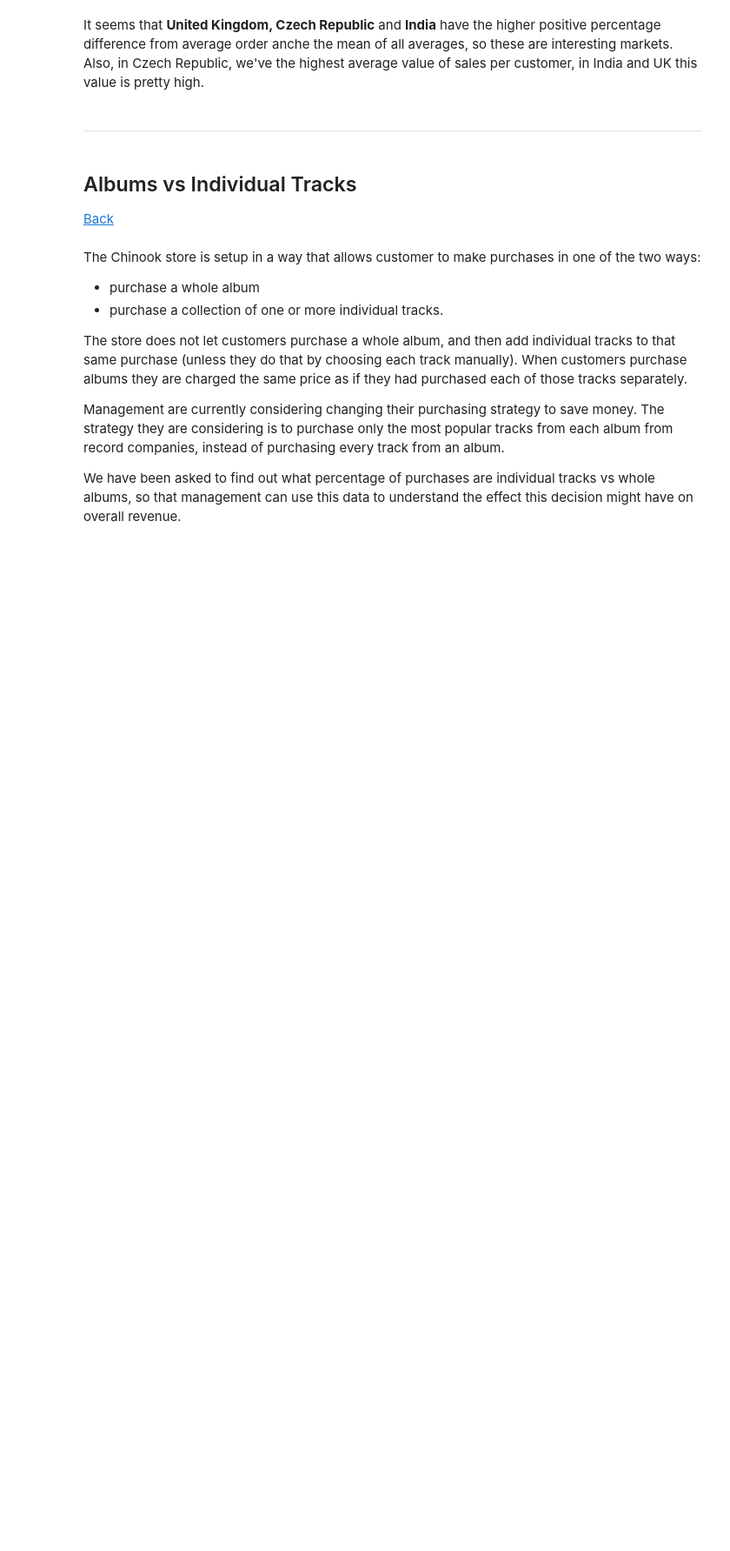
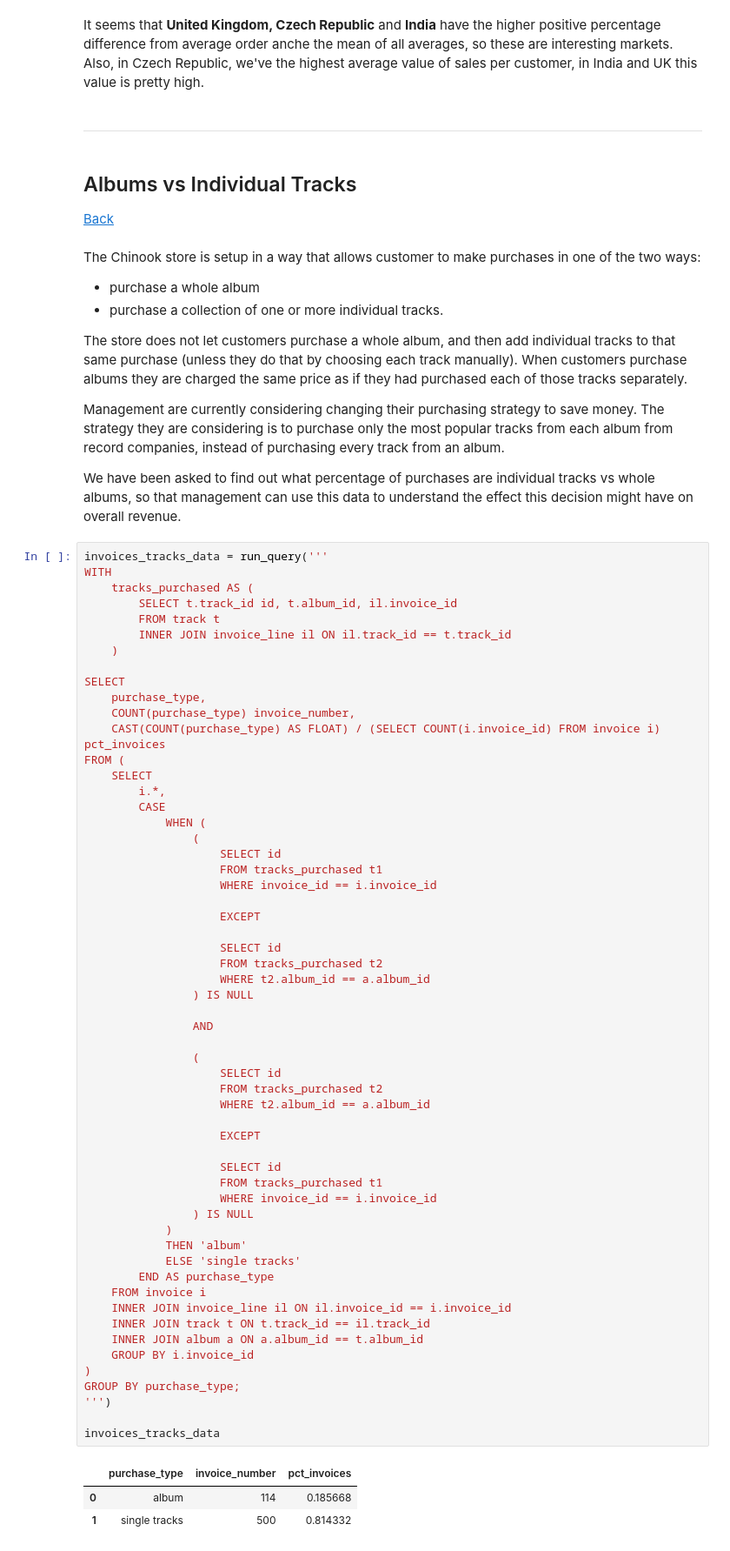
Before and after one commit to lucabro81/dataquest-projects, a Jupyter notebook: 10_answering_business_questions_using_sql/answering_business_questions_using_sql.ipynb, the cells around one changed output. Shown: that part at 87% size. Drawn from its saved outputs; the diff is of its cells as text; blank space fills up the shorter version.

```diff
--- a/10_answering_business_questions_using_sql/answering_business_questions_using_sql.ipynb
+++ b/10_answering_business_questions_using_sql/answering_business_questions_using_sql.ipynb
@@ -682,3 +679,64 @@ The store does not let customers purchase a whole album, and then add individual
 Management are currently considering changing their purchasing strategy to save money. The strategy they are considering is to purchase only the most popular tracks from each album from record companies, instead of purchasing every track from an album.
 
 We have been asked to find out what percentage of purchases are individual tracks vs whole albums, so that management can use this data to understand the effect this decision might have on overall revenue.
+# %%
+invoices_tracks_data = run_query('''
+WITH
+    tracks_purchased AS (
+        SELECT t.track_id id, t.album_id, il.invoice_id
+        FROM track t
+        INNER JOIN invoice_line il ON il.track_id == t.track_id
+    )
+
+SELECT
+    purchase_type,
+    COUNT(purchase_type) invoice_number,
+    CAST(COUNT(purchase_type) AS FLOAT) / (SELECT COUNT(i.invoice_id) FROM invoice i) pct_invoices
+FROM (
+    SELECT
+        i.*,
+        CASE
+            WHEN (
+                (
+                    SELECT id
+                    FROM tracks_purchased t1
+                    WHERE invoice_id == i.invoice_id
+
+                    EXCEPT
+
+                    SELECT id
+                    FROM tracks_purchased t2
+                    WHERE t2.album_id == a.album_id
+                ) IS NULL
+
+                AND
+
+                (
+                    SELECT id
+                    FROM tracks_purchased t2
+                    WHERE t2.album_id == a.album_id
+
+                    EXCEPT
+
+                    SELECT id
+                    FROM tracks_purchased t1
+                    WHERE invoice_id == i.invoice_id
+                ) IS NULL
+            )
+            THEN 'album'
+            ELSE 'single tracks'
+        END AS purchase_type
+    FROM invoice i
+    INNER JOIN invoice_line il ON il.invoice_id == i.invoice_id
+    INNER JOIN track t ON t.track_id == il.track_id
+    INNER JOIN album a ON a.album_id == t.album_id
+    GROUP BY i.invoice_id
+)
+GROUP BY purchase_type;
+''')
+
+invoices_tracks_data
+# %% [output]
+|  | purchase_type | invoice_number | pct_invoices |
+| 0 | album | 114 | 0.185668 |
+| 1 | single tracks | 500 | 0.814332 |
```
Also changed, not shown: parts of 5 cells of this notebook, 1 other file.
